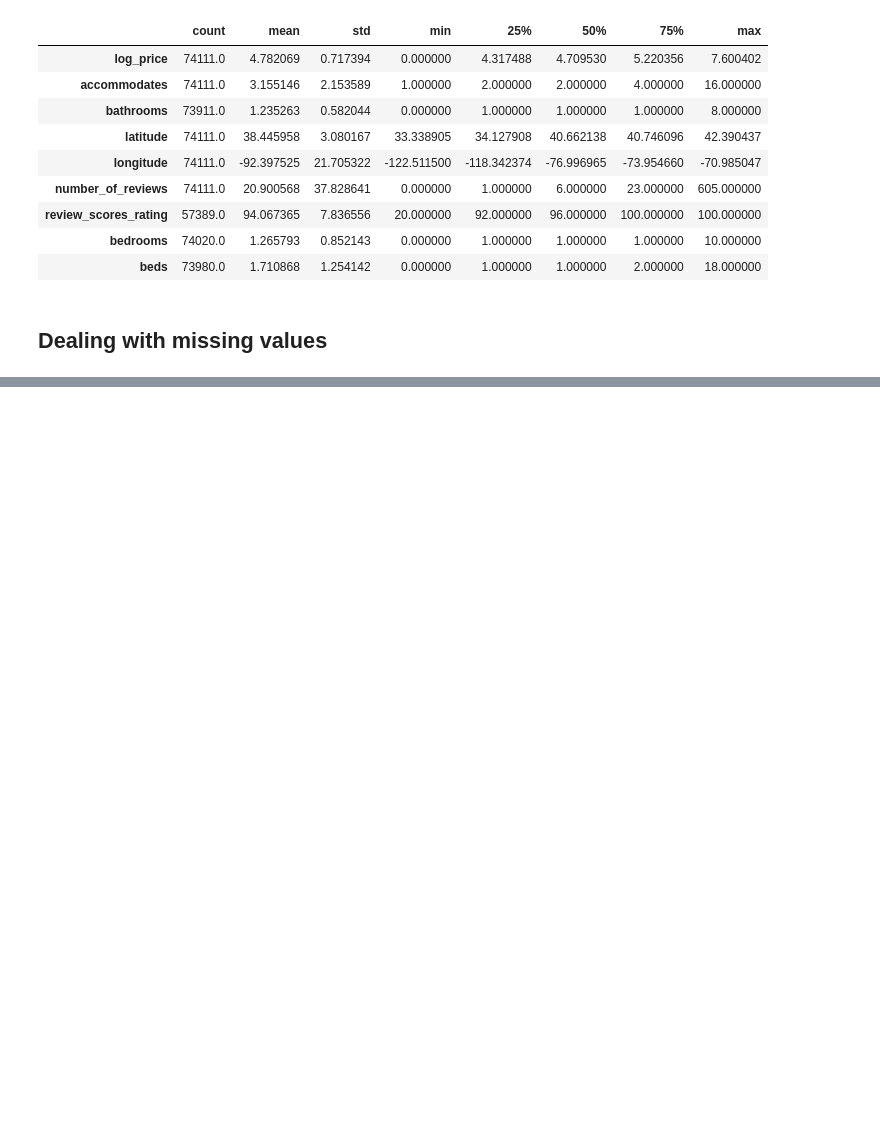
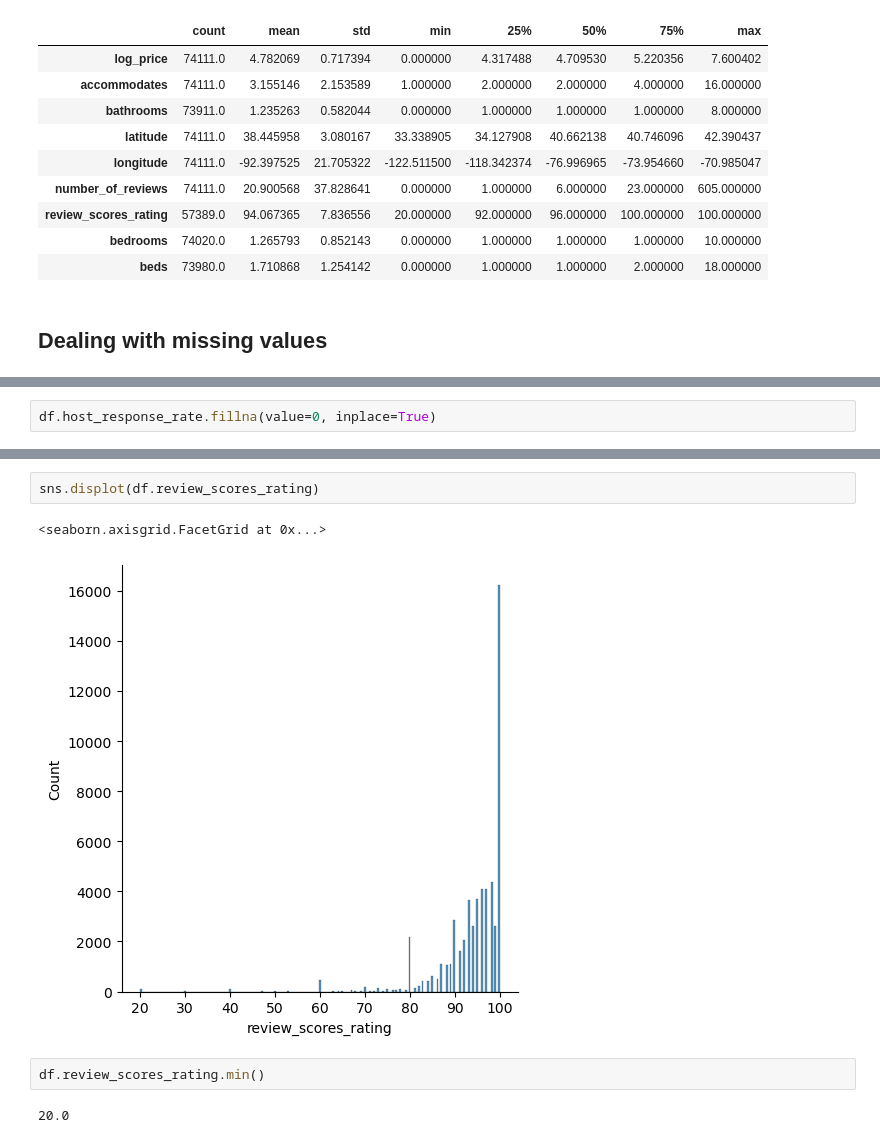
Before and after one commit to praj2408/AirBnb-Price-Prediction-MLOps-Project, a Jupyter notebook: notebooks/EDA.ipynb, the cells around one changed output, grey strips where cells are left out. Saved outputs shown, nothing was run; the diff lists cells and outputs as text; blank space fills up the shorter version.

```diff
--- a/notebooks/EDA.ipynb
+++ b/notebooks/EDA.ipynb
@@ -156,0 +286,2 @@ Name: bathrooms, Length: 74111, dtype: float64
+# %%
+df.host_response_rate.fillna(value=0, inplace=True)
@@ -156,0 +398,9 @@ Name: bathrooms, Length: 74111, dtype: float64
+# %%
+sns.displot(df.review_scores_rating)
+# %% [output]
+<seaborn.axisgrid.FacetGrid at 0x...>
+[figure, added]
+# %%
+df.review_scores_rating.min()
+# %% [output]
+20.0
```
Also changed, not shown: parts of 49 cells of this notebook.
